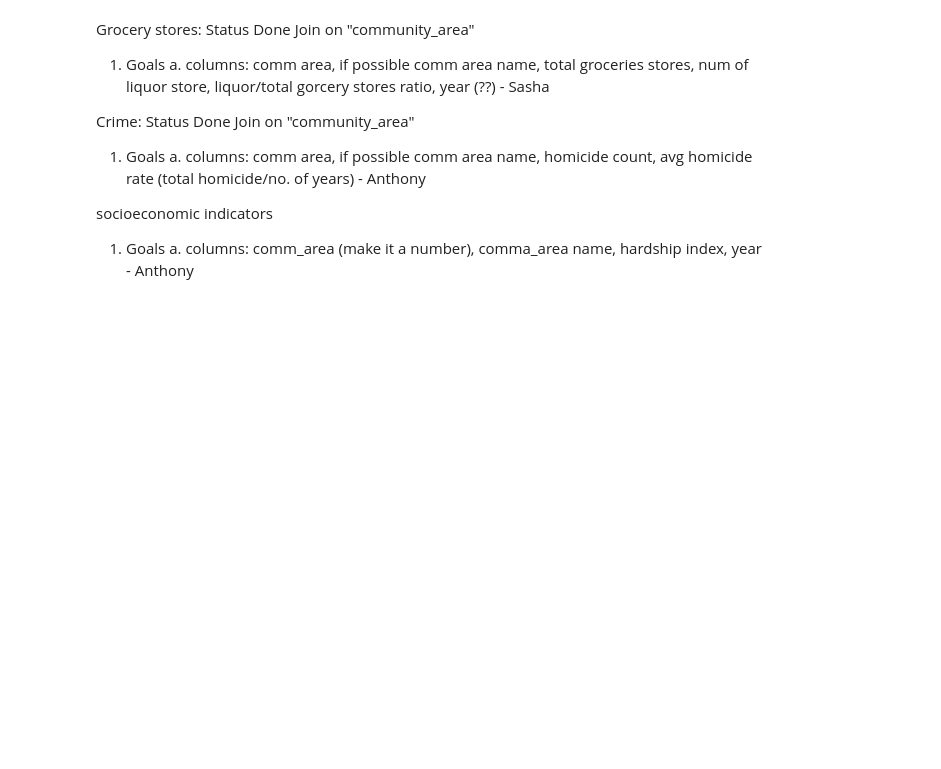
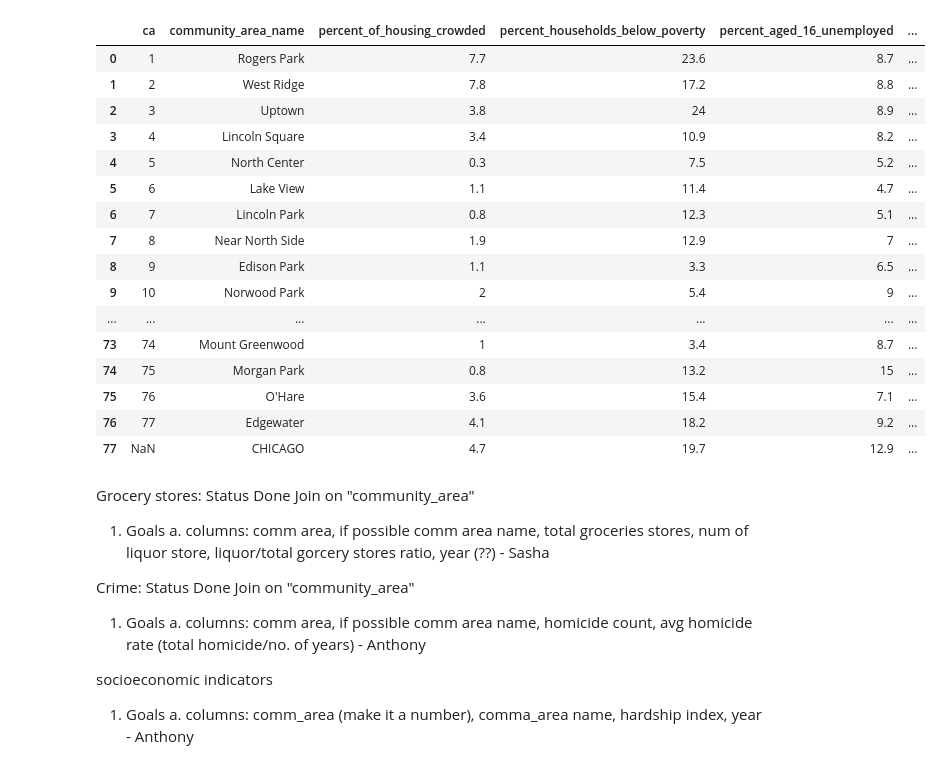
Before and after one commit to uchicago-CAPP30122-win-2022/proj-yams, a Jupyter notebook: anthony_notes.ipynb, the cells around one changed output. Saved outputs shown, nothing was run; the diff lists cells and outputs as text; code cells hidden in the pictures; blank space fills up the shorter version.

```diff
--- a/anthony_notes.ipynb
+++ b/anthony_notes.ipynb
@@ -80,6 +76,26 @@ groceries_df['year'] = '2011'
 # %%
 dct['hardship index'].columns.unique()
 socio = dct['socioeconomic indicators']
+
+socio
+# %% [output]
+|  | ca | community_area_name | percent_of_housing_crowded | percent_households_below_poverty | percent_aged_16_unemployed | ... |
+| 0 | 1 | Rogers Park | 7.7 | 23.6 | 8.7 | ... |
+| 1 | 2 | West Ridge | 7.8 | 17.2 | 8.8 | ... |
+| 2 | 3 | Uptown | 3.8 | 24 | 8.9 | ... |
+| 3 | 4 | Lincoln Square | 3.4 | 10.9 | 8.2 | ... |
+| 4 | 5 | North Center | 0.3 | 7.5 | 5.2 | ... |
+| 5 | 6 | Lake View | 1.1 | 11.4 | 4.7 | ... |
+| 6 | 7 | Lincoln Park | 0.8 | 12.3 | 5.1 | ... |
+| 7 | 8 | Near North Side | 1.9 | 12.9 | 7 | ... |
+| 8 | 9 | Edison Park | 1.1 | 3.3 | 6.5 | ... |
+| 9 | 10 | Norwood Park | 2 | 5.4 | 9 | ... |
+| ... | ... | ... | ... | ... | ... | ... |
+| 73 | 74 | Mount Greenwood | 1 | 3.4 | 8.7 | ... |
+| 74 | 75 | Morgan Park | 0.8 | 13.2 | 15 | ... |
+| 75 | 76 | O'Hare | 3.6 | 15.4 | 7.1 | ... |
+| 76 | 77 | Edgewater | 4.1 | 18.2 | 9.2 | ... |
+| 77 | NaN | CHICAGO | 4.7 | 19.7 | 12.9 | ... |
 # %% [markdown]
 Grocery stores: Status Done
 Join on "community_area"
```
Also changed, not shown: parts of 1 cell of this notebook.
